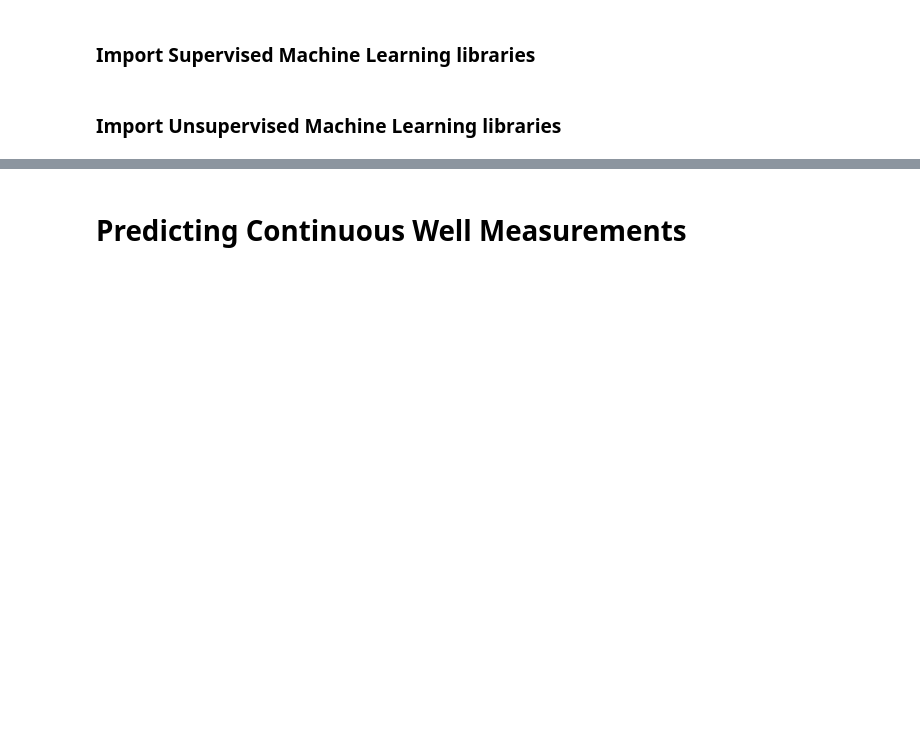
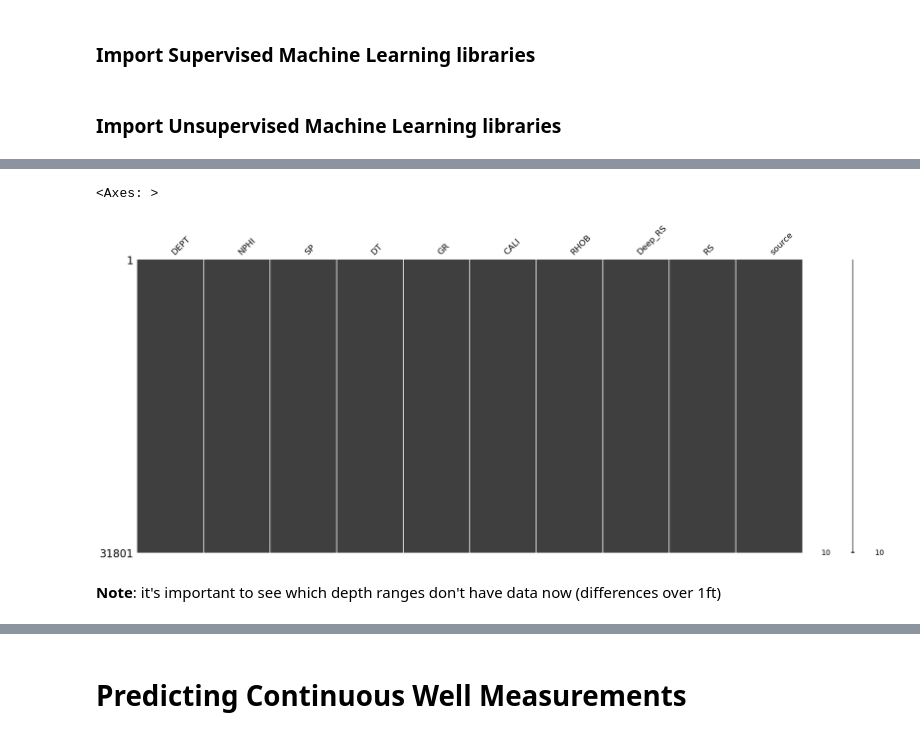
Before and after one commit to jcmefra/Petrophysics-Machine-Learning, a Jupyter notebook: notebook.ipynb, the cells around one changed output, grey strips where cells are left out. Drawn from its saved outputs; the diff is of its cells as text; code cells hidden in the pictures; blank space fills up the shorter version.

```diff
--- a/notebook.ipynb
+++ b/notebook.ipynb
@@ -30,0 +301,9 @@ from sklearn.metrics import silhouette_score, davies_bouldin_score
+# %%
+combined_df.dropna(inplace=True)
+# %%
+msno.matrix(combined_df)
+# %% [output]
+<Axes: >
+[figure, added]
+# %% [markdown]
+**Note**: it's important to see which depth ranges don't have data now (differences over 1ft)
```
Also changed, not shown: parts of 22 cells of this notebook.
